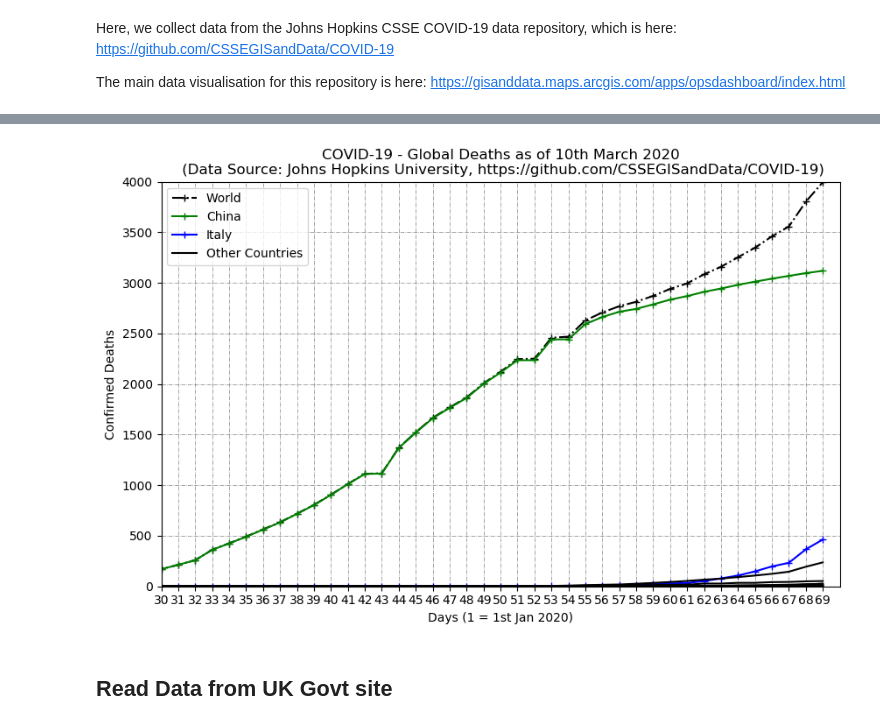
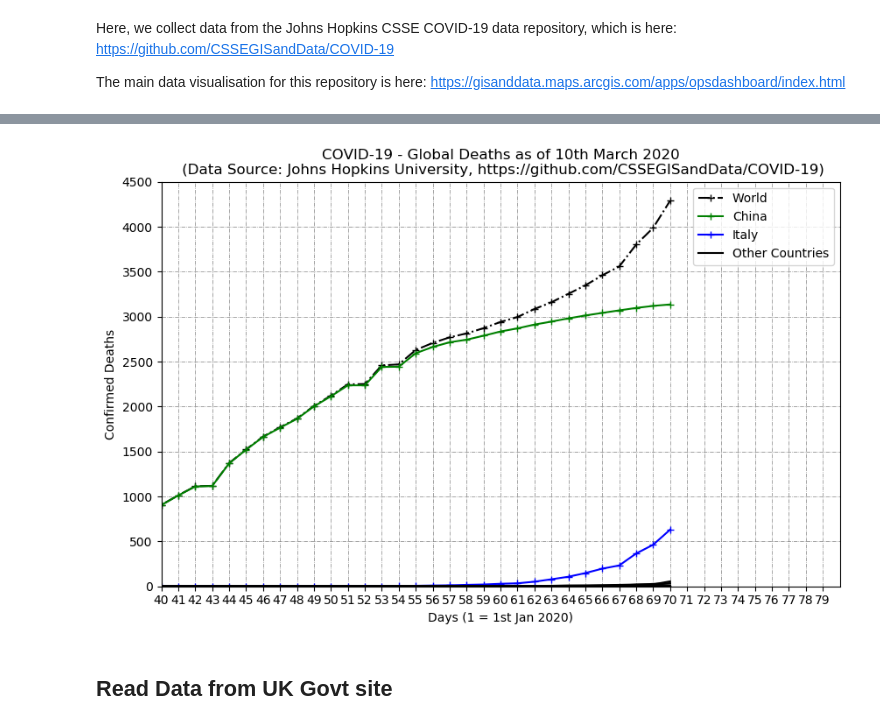
Before and after one commit to hywelowen/coronavirusgraphs, a Jupyter notebook: coronavirus.ipynb, the cells around one changed output, grey strips where cells are left out. Cells and saved outputs as stored; diff of their text form; code cells hidden in the pictures.

```diff
--- a/coronavirus.ipynb
+++ b/coronavirus.ipynb
@@ -362,37 +362,37 @@ plt.plot(covid_death_days,df_deaths_skorea,'k-')
 plt.plot(covid_death_days,df_deaths_france,'k-')
 plt.plot(covid_death_days,df_deaths_germany,'k-')
 plt.plot(covid_death_days,df_deaths_india,'k-')
 plt.plot(covid_death_days,df_deaths_spain,'k-')
 plt.plot(covid_death_days,df_deaths_iran,'k-')
 plt.plot(covid_death_days,df_deaths_switzerland,'k-')
 plt.plot(covid_death_days,df_deaths_southafrica,'k-')
 plt.plot(covid_death_days,df_deaths_czechrepublic,'k-')
 plt.plot(covid_death_days,df_deaths_uk,'k-')
 plt.plot(covid_death_days,df_deaths_australia,'k-')
 plt.plot(covid_death_days,df_deaths_hongkong,'k-')
 plt.plot(covid_death_days,df_deaths_sweden,'k-')
 plt.plot(covid_death_days,df_deaths_japan,'k-')
 plt.plot(covid_death_days,df_deaths_norway,'k-')
 plt.plot(covid_death_days,df_deaths_belgium,'k-')
 
 plt.grid(linestyle='-.', linewidth='0.5', color='gray')
 #plt.yscale('log')
 #plt.ylim(1,1e3)
 #plt.xlim(1,31+29+31)
 #plt.xticks(np.arange(0,31+29+31,10))
 #plt.yticks([1,10,100,1000,10000],['1','10','100','1,000','10,000'])
-plt.ylim(0,4000)
-plt.xlim(30,70)
-plt.xticks(np.arange(30,70,1))
+plt.ylim(0,4500)
+plt.xlim(40,80)
+plt.xticks(np.arange(40,80,1))
 #plt.yticks([1,10,100,1000,10000],['1','10','100','1,000','10,000'])
 plt.xlabel('Days (1 = 1st Jan 2020)')
 plt.ylabel('Confirmed Deaths')
 #plt.legend(['Italy (-12dy)','Germany (-4dy)','France (-4dy)','USA (-2dy)','S. Korea (-15dy)','China (-48dy)','Iran (-10dy)','India (+2dy)','United Kingdom'])
 plt.legend(['World','China','Italy','Other Countries'])
 plt.title('COVID-19 - Global Deaths as of 10th March 2020\n (Data Source: Johns Hopkins University, https://github.com/CSSEGISandData/COVID-19)')
 plt.savefig("coronavirusdeaths.png")
 # %% [output]
-[figure, old version]
+[figure, new version]
 # %% [markdown]
 ## Read Data from UK Govt site
 # %%
```
Also changed, not shown: parts of 11 cells of this notebook, 6 other files.
